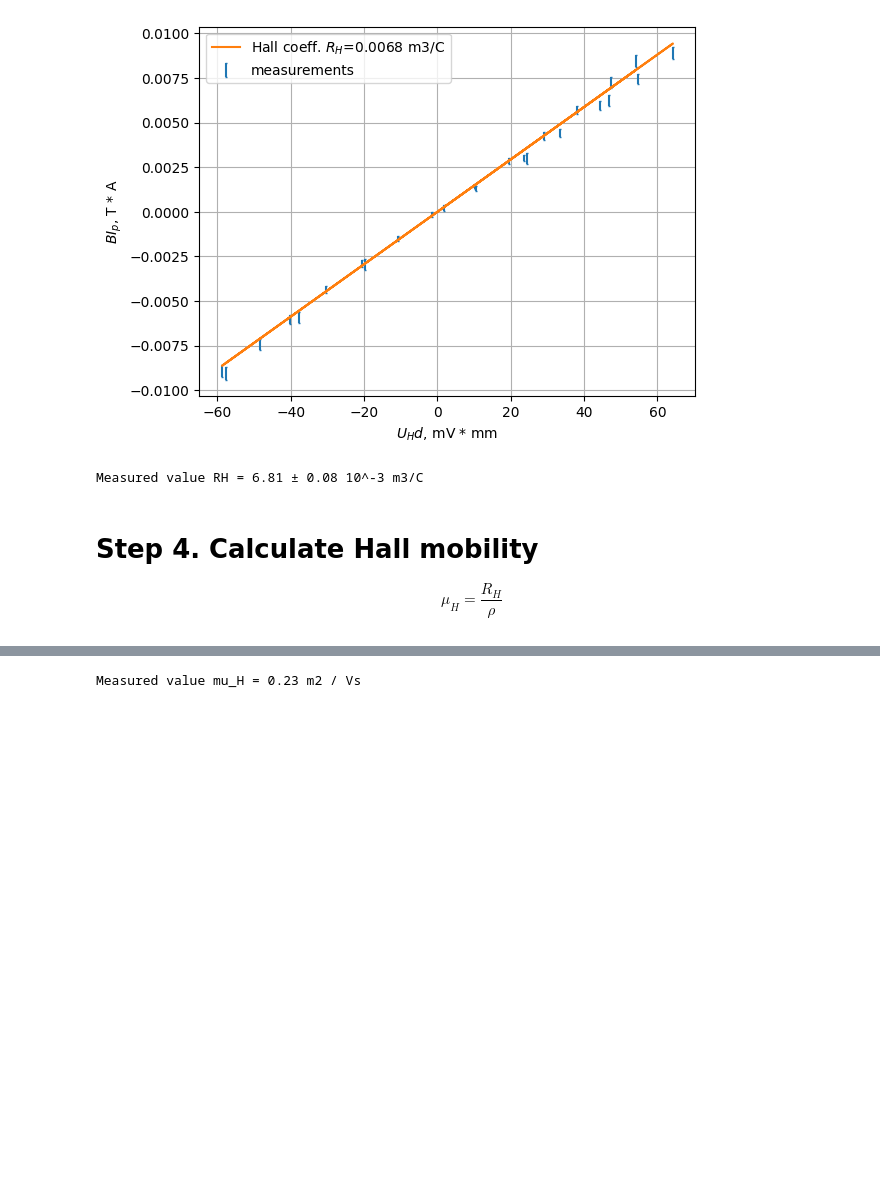
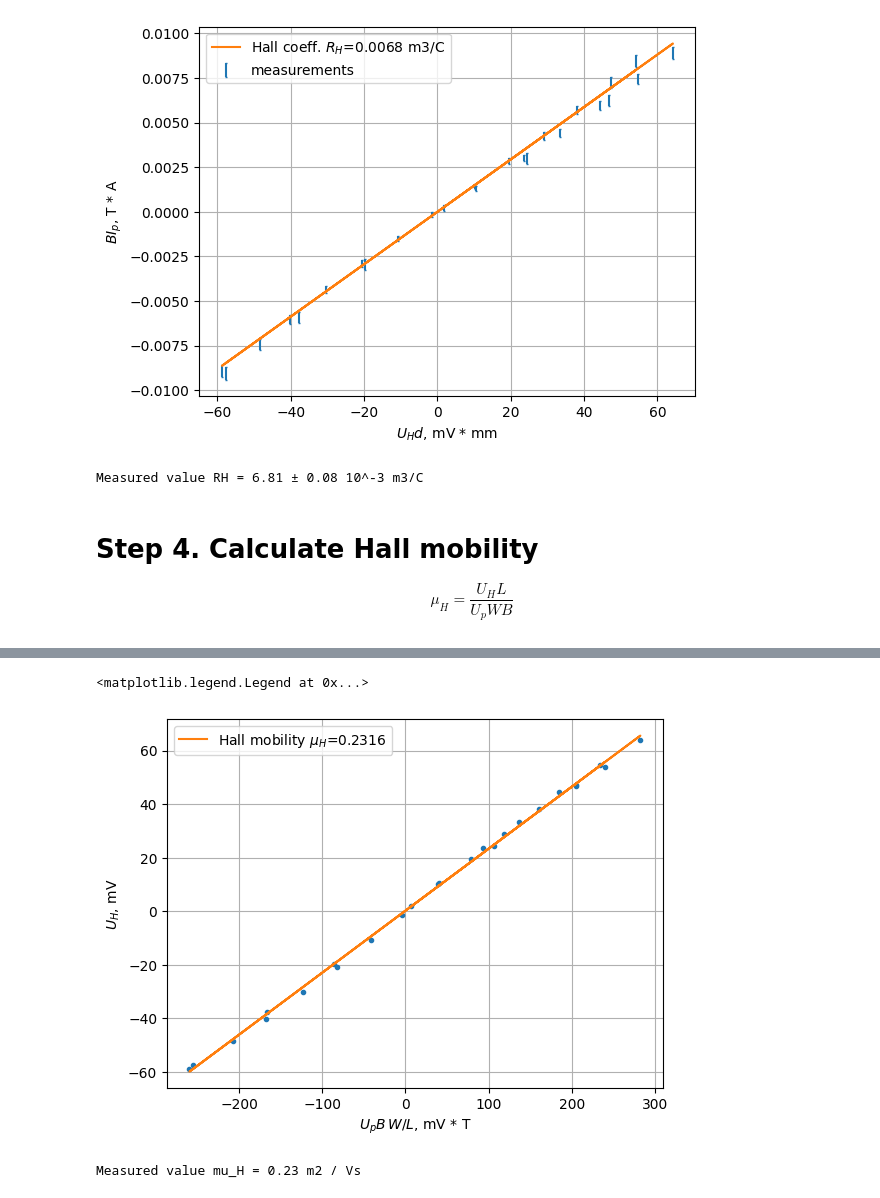
Before and after one commit to evgeny-kolonsky/Lab4, a Jupyter notebook: Hall/Hall_cold_measurements.ipynb, the cells around one changed output, grey strips where cells are left out. Saved outputs shown, nothing was run; the diff lists cells and outputs as text; code cells hidden in the pictures; blank space fills up the shorter version.

```diff
--- a/Hall/Hall_cold_measurements.ipynb
+++ b/Hall/Hall_cold_measurements.ipynb
@@ -208,8 +208,25 @@ Measured value RH = 6.81 ± 0.08 10^-3 m3/C
 # %% [markdown]
 #  Step  4. Calculate Hall mobility
 $$
-\mu_H = \frac{R_H}{\rho}
+\mu_H = \frac{U_H L}{U_p W B}
 $$
 # %% [markdown]
 <TBD>
+# %%
+y = Uh_
+x = Up * W/L * B
+fit = linregress(x, y)
+muh = fit. slope
+muh_error  = fit.stderr
+
+plt.plot(x*1e3, y*1e3, '.')
+plt.plot(x*1e3, 1e3*(fit.slope * x + fit.intercept), label=fr'Hall mobility $\mu_H$={muh:.4f}')
+plt.grid()
+plt.xlabel(r'$U_p B\,W/L$, mV * T')
+plt.ylabel(r'$U_H$, mV')
+
+plt.legend()
+# %% [output]
+<matplotlib.legend.Legend at 0x...>
+[figure, added]
 # %%
```
Also changed, not shown: parts of 12 cells of this notebook.
